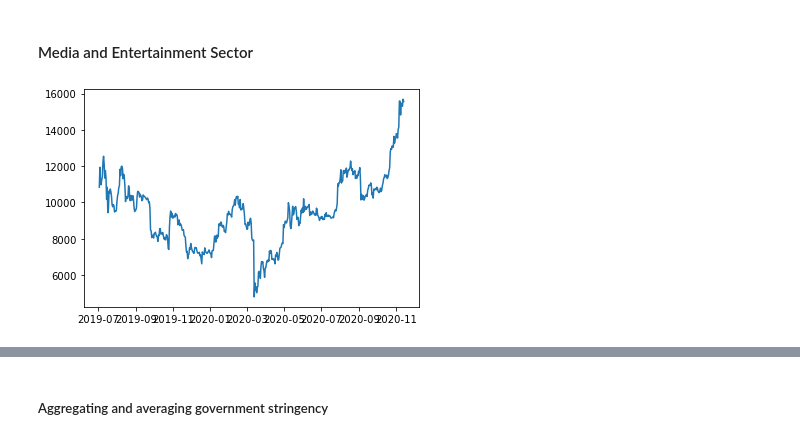
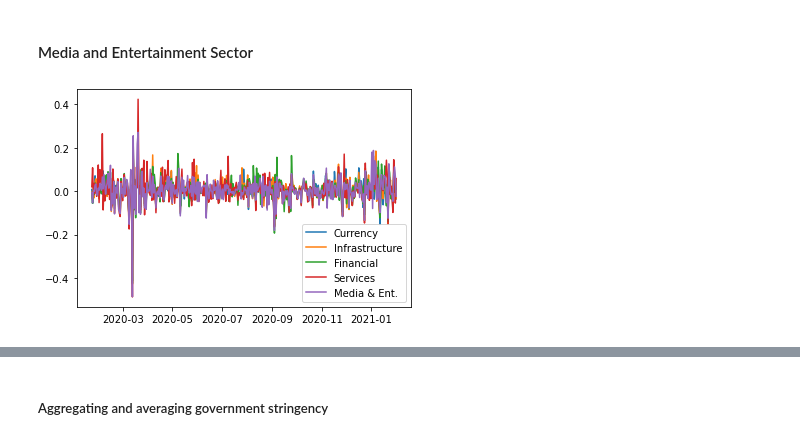
Before and after one commit to daniellicht13/Capstone, a Jupyter notebook: LSTM_with_15_coins.ipynb, the cells around one changed output, grey strips where cells are left out. Drawn from its saved outputs; the diff is of its cells as text; code cells hidden in the pictures.

```diff
--- a/LSTM_with_15_coins.ipynb
+++ b/LSTM_with_15_coins.ipynb
@@ -54,4 +76,10 @@ eosusdt = get_bars('EOSUSDT')
 ethclose = ethusdt.close.astype(float)
 adaclose = adausdt.close.astype(float)
 eosclose = eosusdt.close.astype(float)
+
+#get average % change
 coins.extend([ethclose, adaclose, eosclose])
+infra_agg = pd.DataFrame([ethclose.pct_change(), adaclose.pct_change(), eosclose.pct_change()])
+infra_pct_change = infra_agg.groupby(infra_agg.index).mean()
+infra_pct_change = infra_pct_change.loc["close"].iloc[start_date:end_date]
+infra_pct_change
@@ -70,6 +111,12 @@ linkclose = linkusdt.close.astype(float)
 bnbclose = bnbusdt.close.astype(float)
 zrxclose = zrxusdt.close.astype(float)
 coins.extend([linkclose, bnbclose, zrxclose])
+
+#get average % change
+coins.extend([ethclose, adaclose, eosclose])
+fin_agg = pd.DataFrame([linkclose.pct_change(), bnbclose.pct_change(), zrxclose.pct_change()])
+fin_pct_change = fin_agg.groupby(fin_agg.index).mean()
+fin_pct_change = fin_pct_change.loc["close"].iloc[start_date:end_date]
 # %% [markdown]
 #### Services Sector
 # %%
@@ -85,6 +132,12 @@ nmrclose = nmrusdt.close.astype(float)
 enjclose = enjusdt.close.astype(float)
 scclose = scusdt.close.astype(float)
 coins.extend([nmrclose, enjclose, scclose])
+
+#get average % change
+coins.extend([ethclose, adaclose, eosclose])
+serv_agg = pd.DataFrame([nmrclose.pct_change(), enjclose.pct_change(), scclose.pct_change()])
+serv_pct_change = serv_agg.groupby(serv_agg.index).mean()
+serv_pct_change = serv_pct_change.loc["close"].iloc[start_date:end_date]
 # %% [markdown]
 #### Media and Entertainment Sector
 # %%
@@ -102,12 +155,24 @@ batclose = batusdt.close.astype(float)
 steemclose = steemusdt.close.astype(float)
 funclose = funusdt.close.astype(float)
 coins.extend([batclose, steemclose, funclose])
+
+#get average % change
+coins.extend([ethclose, adaclose, eosclose])
+med_agg = pd.DataFrame([batclose.pct_change(), steemclose.pct_change(), funclose.pct_change()])
+med_pct_change = med_agg.groupby(med_agg.index).mean()
+med_pct_change = med_pct_change.loc["close"].iloc[start_date:end_date]
-# %%
-#BINANCE BTC PLOT
-plt.plot(btcclose)
-plt.show()
-# %% [output]
-[figure, removed]
+# %%
+plt.plot(curr_pct_change, label='Currency')
+plt.plot(infra_pct_change, label='Infrastructure')
+plt.plot(fin_pct_change, label='Financial')
+plt.plot(serv_pct_change, label='Services')
+plt.plot(med_pct_change, label='Media & Ent.')
+plt.legend()
+plt.show()
+
+pct_change = [curr_pct_change, infra_pct_change, fin_pct_change, serv_pct_change, med_pct_change]
+# %% [output]
+[figure, added]
 # %%
 #GLOBAL CONFIRMED COVID DEATHS PLOT
 global_deaths_url = 'https://raw.githubusercontent.com/CSSEGISandData/COVID-19/master/csse_covid_19_data/csse_covid_19_time_series/time_series_covid19_deaths_global.csv'
```
Also changed, not shown: parts of 24 cells of this notebook.
